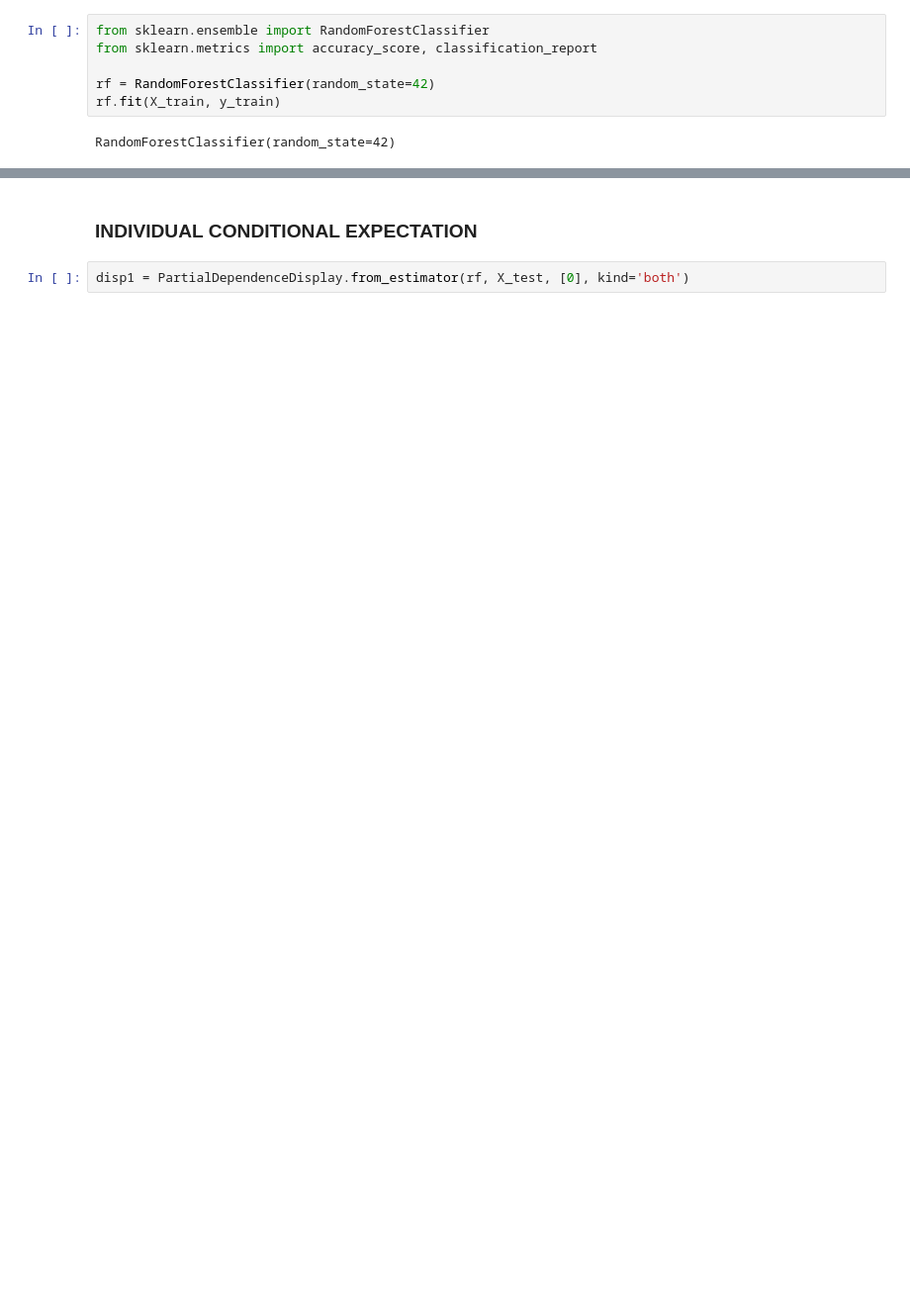
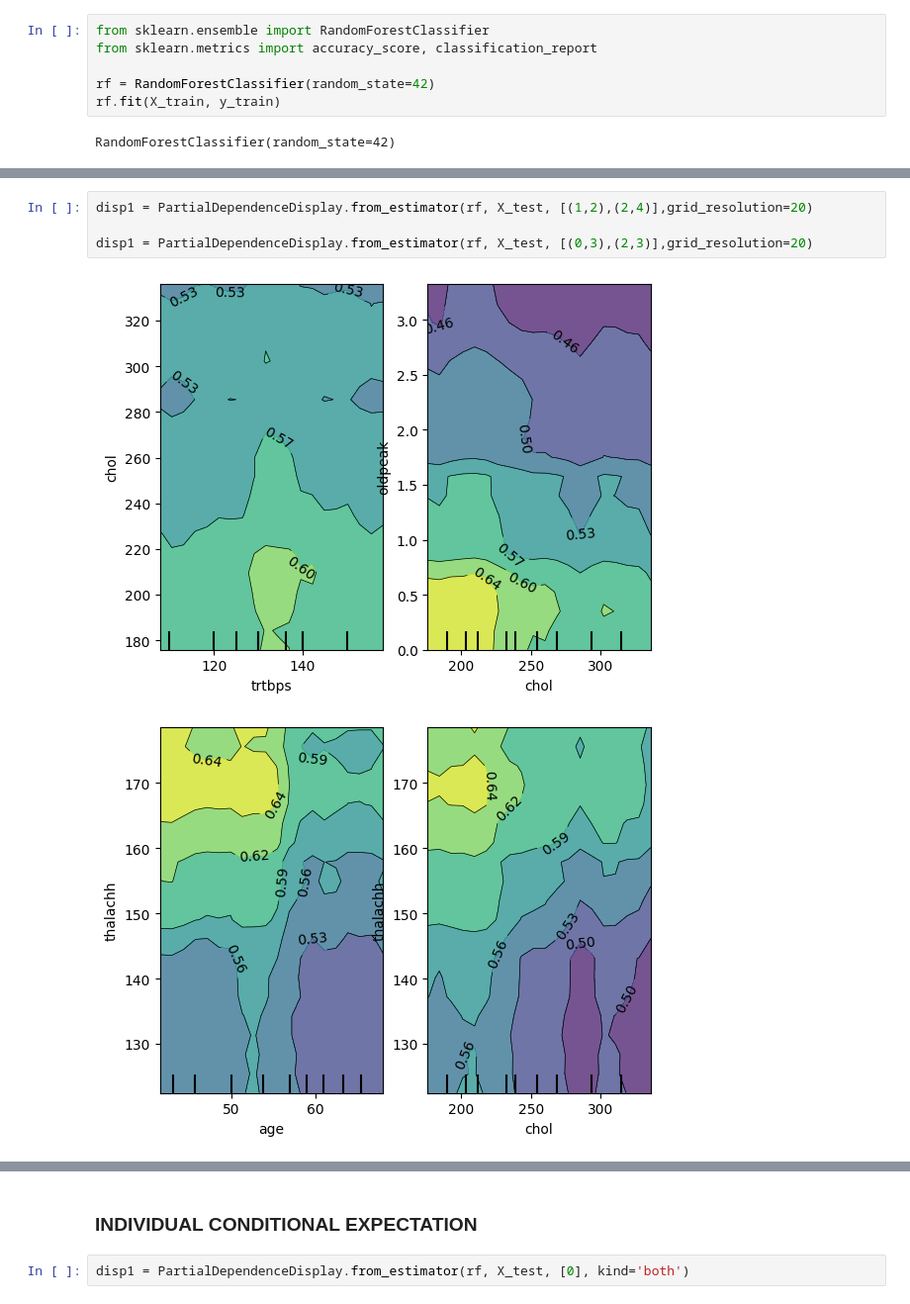
Before and after one commit to marreapato/Deep_Learning_Course, a Jupyter notebook: xai_classes_MLclassification/heart-attack-partial-density.ipynb, the cells around one changed output, grey strips where cells are left out. Shown at 99% size. Saved outputs shown, nothing was run; the diff lists cells and outputs as text; blank space fills up the shorter version.

Commit message:
Kaggle Notebook | heart_attack_partial_density | Version 4

```diff
--- a/xai_classes_MLclassification/heart-attack-partial-density.ipynb
+++ b/xai_classes_MLclassification/heart-attack-partial-density.ipynb
@@ -227,0 +230,7 @@ disp1 = PartialDependenceDisplay.from_estimator(rf, X_test, [0,2],grid_resolutio
+# %%
+disp1 = PartialDependenceDisplay.from_estimator(rf, X_test, [(1,2),(2,4)],grid_resolution=20)
+
+disp1 = PartialDependenceDisplay.from_estimator(rf, X_test, [(0,3),(2,3)],grid_resolution=20)
+# %% [output]
+[figure, added]
+[figure, added]
```
Also changed, not shown: parts of 11 cells of this notebook.
